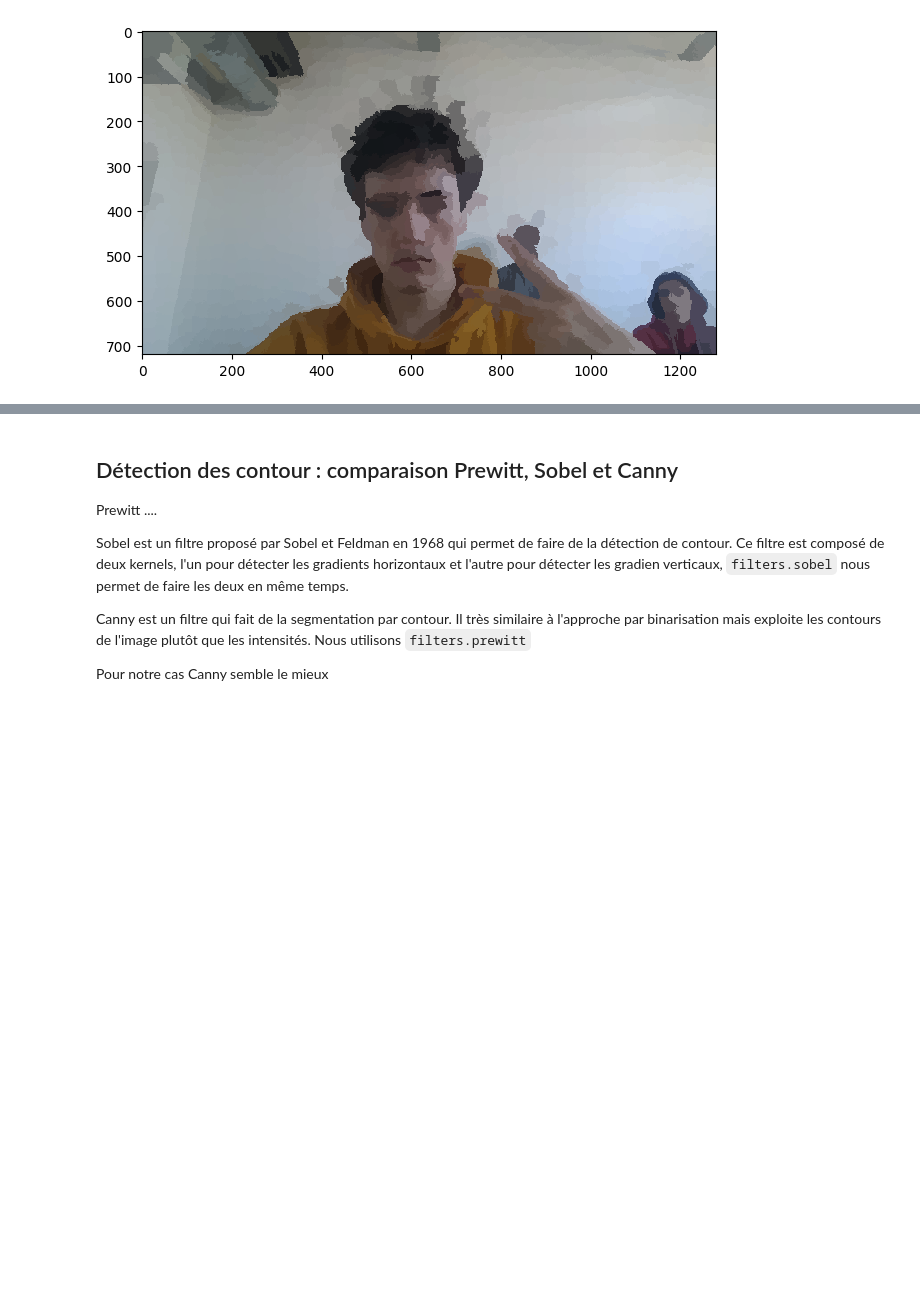
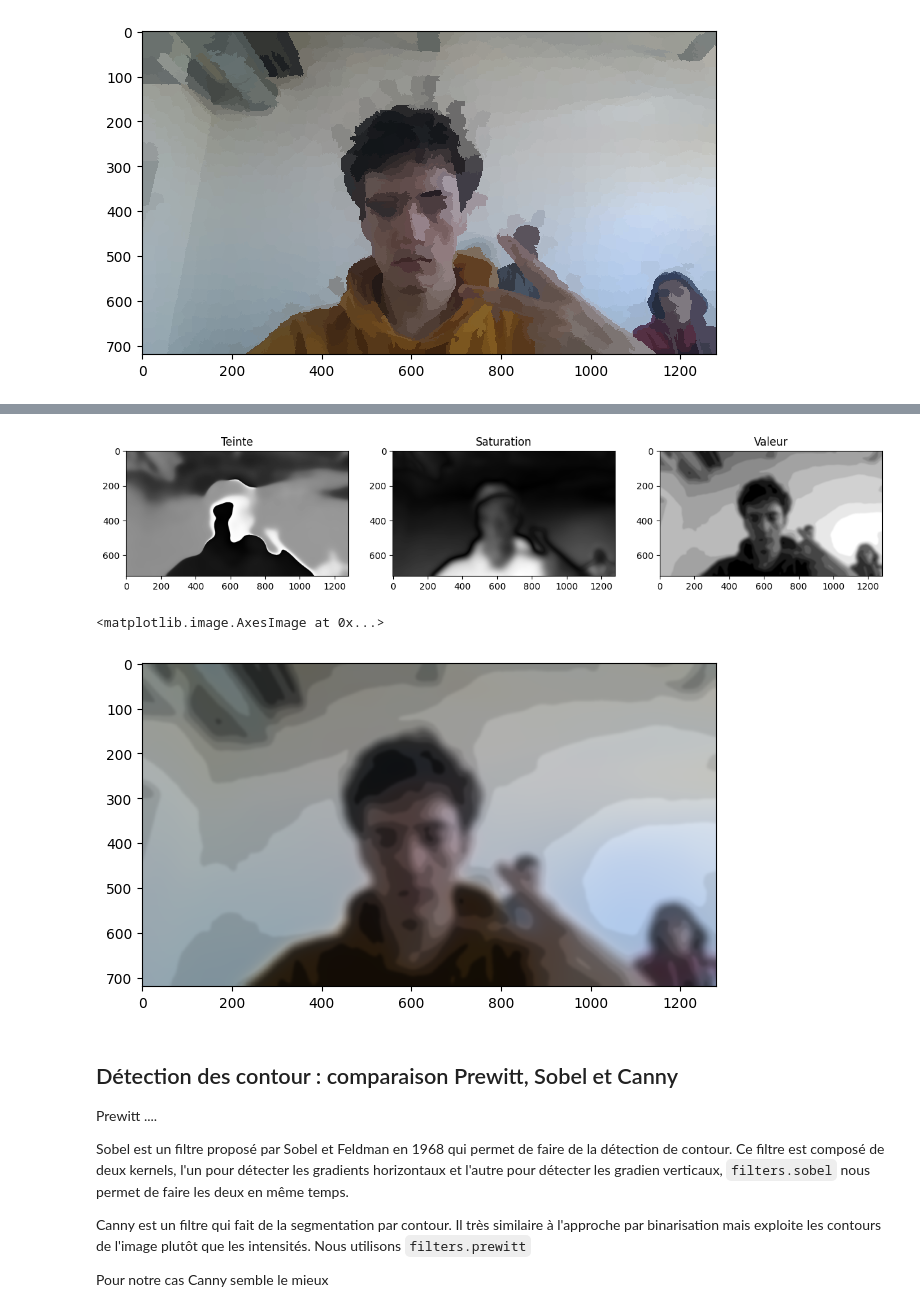
Before and after one commit to PierreVandel/analyse-images-cartoon, a Jupyter notebook: Cartoon.ipynb, the cells around one changed output, grey strips where cells are left out. Saved outputs shown, nothing was run; the diff lists cells and outputs as text; code cells hidden in the pictures; blank space fills up the shorter version.

```diff
--- a/Cartoon.ipynb
+++ b/Cartoon.ipynb
@@ -39,3 +40,49 @@ TypeError: median() got an unexpected keyword argument 'sigma'
+# %%
+from skimage import util
+from skimage import color
+import numpy as np
+
+
+
+img = util.img_as_float32(io.imread("resources/images/test_1.jpg"))
+
+img = filter.mean(img)
+
+blured_img = filters.gaussian(img, sigma = 20)
+
+img_hsv = color.rgb2hsv(blured_img)
+
+blured_img = color.rgb2hsv(blured_img)
+
+
+
+#img_hsv[:,:,2] = filters.gaussian(color.rgb2hsv(posterized_image)[:,:,2], sigma = 4)
+post_amount = 13
+
+def my_function(x):
+    return round(x*post_amount)/post_amount
+
+contrast_amount = 1
+
+img_hsv[:,:,2] = filters.gaussian(img, sigma = 8)[:,:,2]**contrast_amount
+
+img_hsv[:,:,2] = np.vectorize(my_function)(img_hsv[:,:,2])
+
+img_hsv[:,:,2] = filters.gaussian(img_hsv[:,:,2]**(1/contrast_amount), sigma = 3)
+
+fig = plt.figure(figsize=(15, 8))
+for i, c in enumerate(["Teinte", "Saturation", "Valeur"]):
+    fig.add_subplot(1, 3, i+1)
+    plt.imshow(img_hsv[:,:,i], cmap="gray")
+    plt.title(c)
+plt.show()
+
+colors = color.hsv2rgb(img_hsv)
+io.imshow(colors)
+# %% [output]
+[figure, added]
+<matplotlib.image.AxesImage at 0x...>
+[figure, added]
 # %% [markdown]
 ## Détection des contour : comparaison Prewitt, Sobel et Canny
 
```
Also changed, not shown: parts of 7 cells of this notebook.
